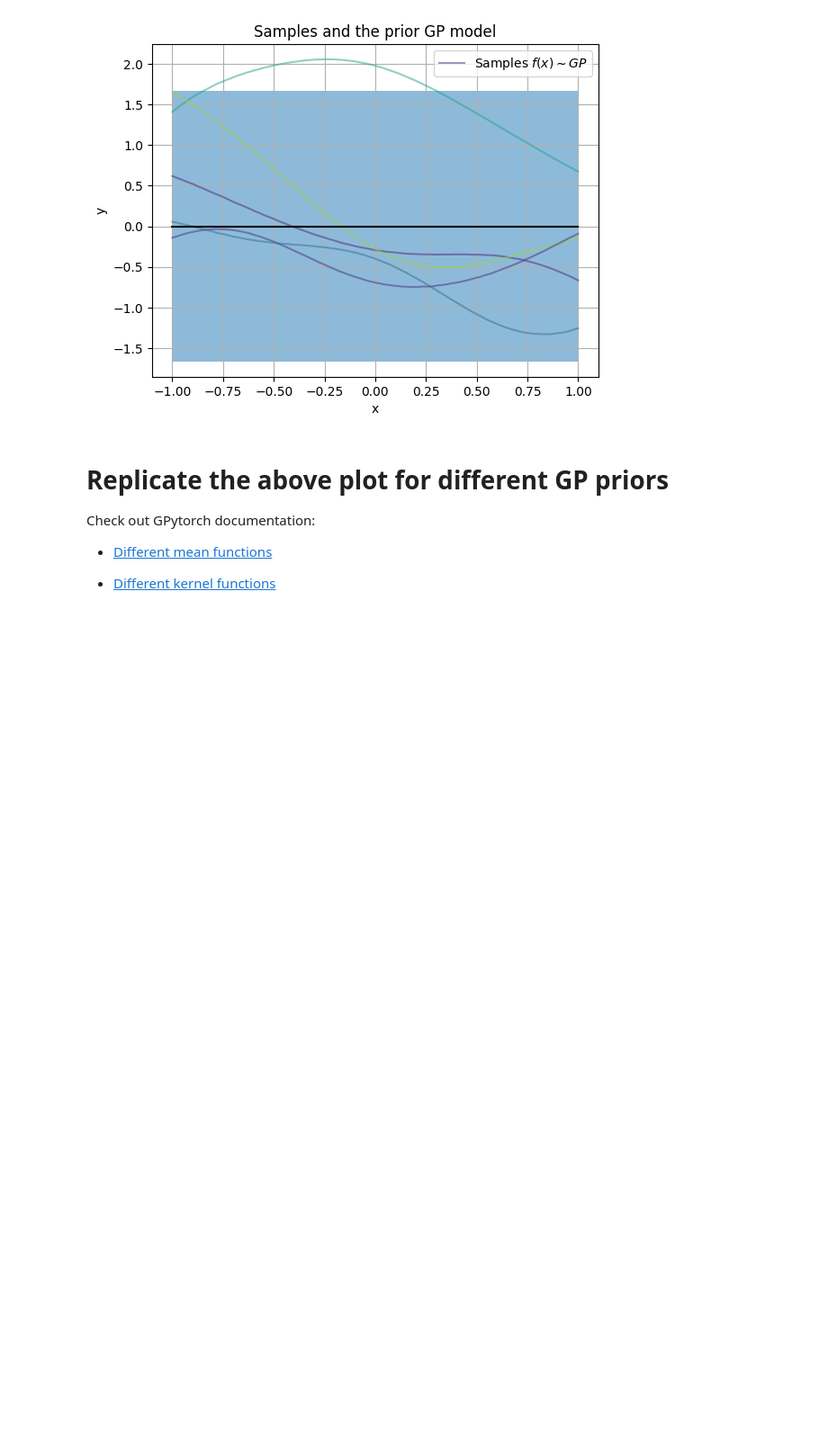
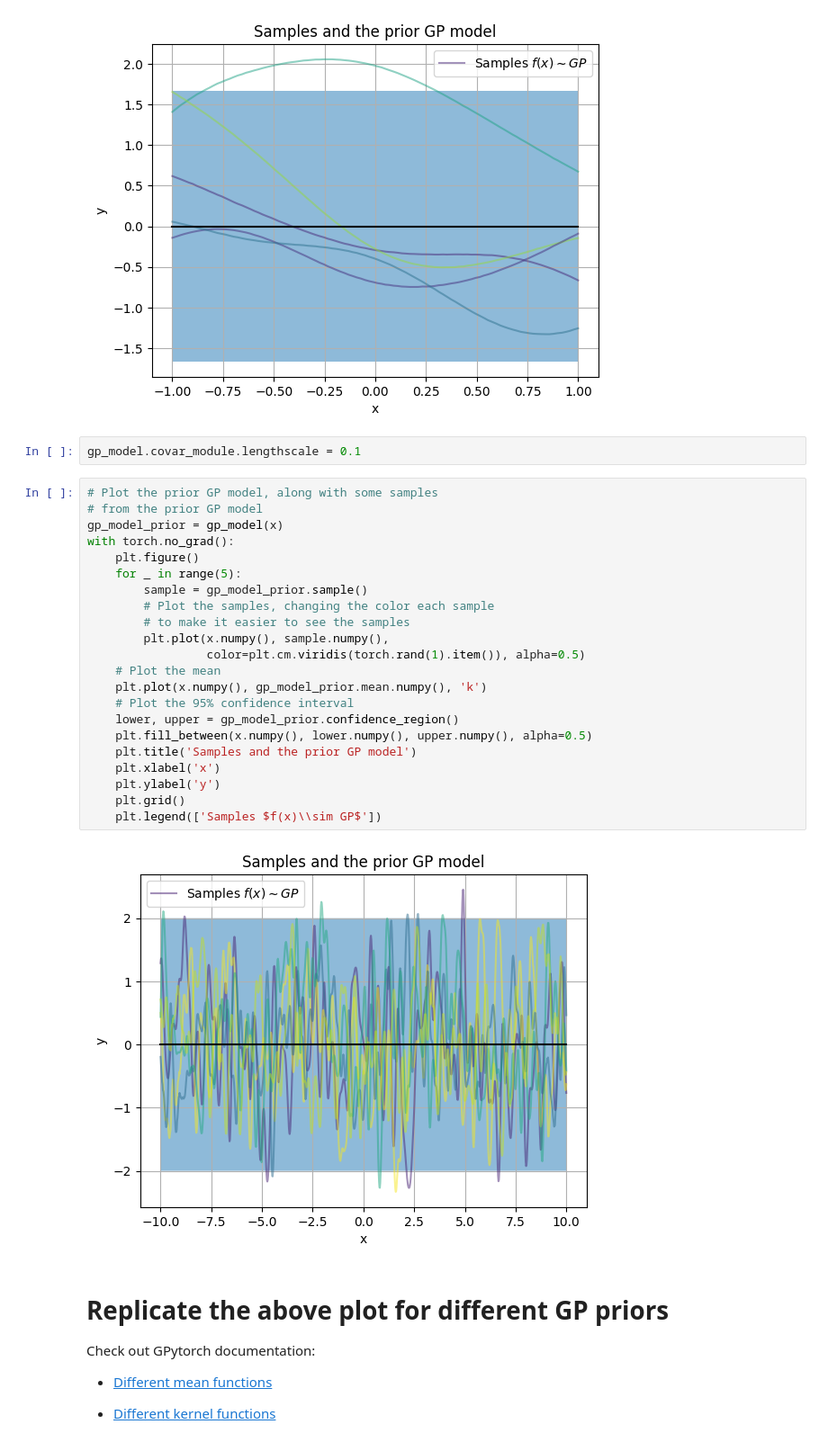
Before and after one commit to iurteagalab/stats_for_ai, a Jupyter notebook: labs_full/lab_06_gp_regression_full.ipynb, the cells around one changed output. Shown at 90% size. Cells and saved outputs as stored; diff of their text form; blank space fills up the shorter version.

Commit message:
Setting RBF lengthscale

```diff
--- a/labs_full/lab_06_gp_regression_full.ipynb
+++ b/labs_full/lab_06_gp_regression_full.ipynb
@@ -147,6 +147,32 @@ with torch.no_grad():
     plt.legend(['Samples $f(x)\\sim GP$'])
 # %% [output]
 [figure]
+# %%
+gp_model.covar_module.lengthscale = 0.1
+# %%
+# Plot the prior GP model, along with some samples
+# from the prior GP model
+gp_model_prior = gp_model(x)
+with torch.no_grad():
+    plt.figure()
+    for _ in range(5):
+        sample = gp_model_prior.sample()
+        # Plot the samples, changing the color each sample
+        # to make it easier to see the samples
+        plt.plot(x.numpy(), sample.numpy(),
+                 color=plt.cm.viridis(torch.rand(1).item()), alpha=0.5)
+    # Plot the mean
+    plt.plot(x.numpy(), gp_model_prior.mean.numpy(), 'k')
+    # Plot the 95% confidence interval
+    lower, upper = gp_model_prior.confidence_region()
+    plt.fill_between(x.numpy(), lower.numpy(), upper.numpy(), alpha=0.5)
+    plt.title('Samples and the prior GP model')
+    plt.xlabel('x')
+    plt.ylabel('y')
+    plt.grid()
+    plt.legend(['Samples $f(x)\\sim GP$'])
+# %% [output]
+[figure, added]
 # %% [markdown]
 # Replicate the above plot for different GP priors
 
```
Also changed, not shown: parts of 12 cells of this notebook.
